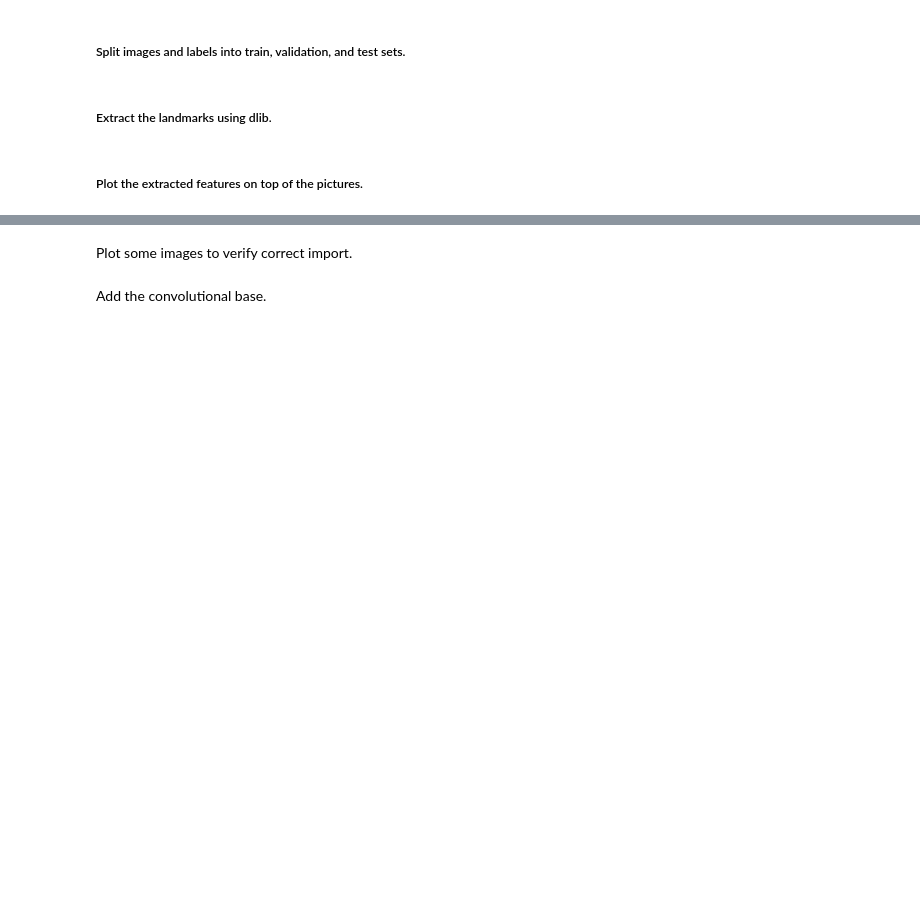
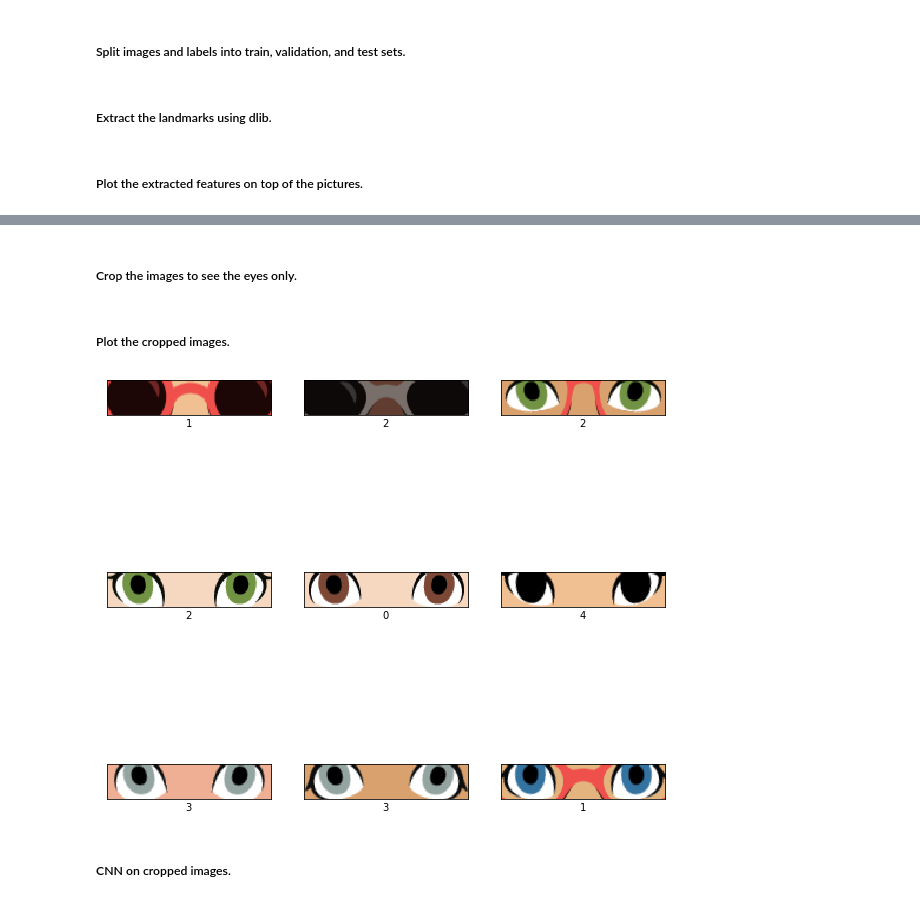
Before and after one commit to KonradChlupka/AMLSassignment19_20, a Jupyter notebook: AMLS_19-20_SN16076397/main_jupyter.ipynb, the cells around one changed output, grey strips where cells are left out. Saved outputs shown, nothing was run; the diff lists cells and outputs as text; code cells hidden in the pictures; blank space fills up the shorter version.

```diff
--- a/AMLS_19-20_SN16076397/main_jupyter.ipynb
+++ b/AMLS_19-20_SN16076397/main_jupyter.ipynb
@@ -619,3 +577,3 @@ def load_images_and_labels(images_dirname):
 # %%
-b2_X_train_raw, b2_y_train_raw = load_images_and_labels("cartoon_set")
-b2_X_test_raw, b2_y_test_raw = load_images_and_labels("cartoon_set_test")
+b2_X_train_raw_images, b2_y_train_raw = load_images_and_labels("cartoon_set", "eye_color")
+b2_X_test_raw_images, b2_y_test_raw = load_images_and_labels("cartoon_set_test", "eye_color")
@@ -627,18 +580,26 @@ b2_X_test = b2_X_test_raw / 255.0
-# %% [markdown]
-Plot some images to verify correct import.
+# %% [markdown]
+##### Crop the images to see the eyes only.
+# %%
+b2_X_train_images = tf.image.crop_to_bounding_box(b2_X_train_raw_images, 250, 180, 30, 140)
+b2_X_test_images = tf.image.crop_to_bounding_box(b2_X_test_raw_images, 250, 180, 30, 140)
+b2_y_train = b2_y_train_raw
+b2_y_test = b2_y_test_raw
+# %% [markdown]
+##### Plot the cropped images.
 # %%
-eye_color = {0: "brown", 1: "blue", 2: "green", 3: "grey", 4: "black"}
+plt.figure(figsize=(10, 10))
 
-plt.figure(figsize=(20, 20))
-
-for i in range(25):
-    plt.subplot(5, 5, i + 1)
+for i in range(9):
+    plt.subplot(3, 3, i + 1)
     plt.xticks([])
     plt.yticks([])
     plt.grid(False)
-    plt.imshow(b2_X_train[i], cmap=plt.cm.binary)
-    plt.xlabel(eye_color[int(b2_y_train_raw[i][0])])
+    plt.imshow(b2_X_train_images[i], cmap=plt.cm.binary)
+    plt.xlabel(b2_y_train_raw[i])
+
 plt.show()
+# %% [output]
+[figure, added]
-# %% [markdown]
-Add the convolutional base.
+# %% [markdown]
+##### CNN on cropped images.
 # %%
```
Also changed, not shown: parts of 46 cells of this notebook.
